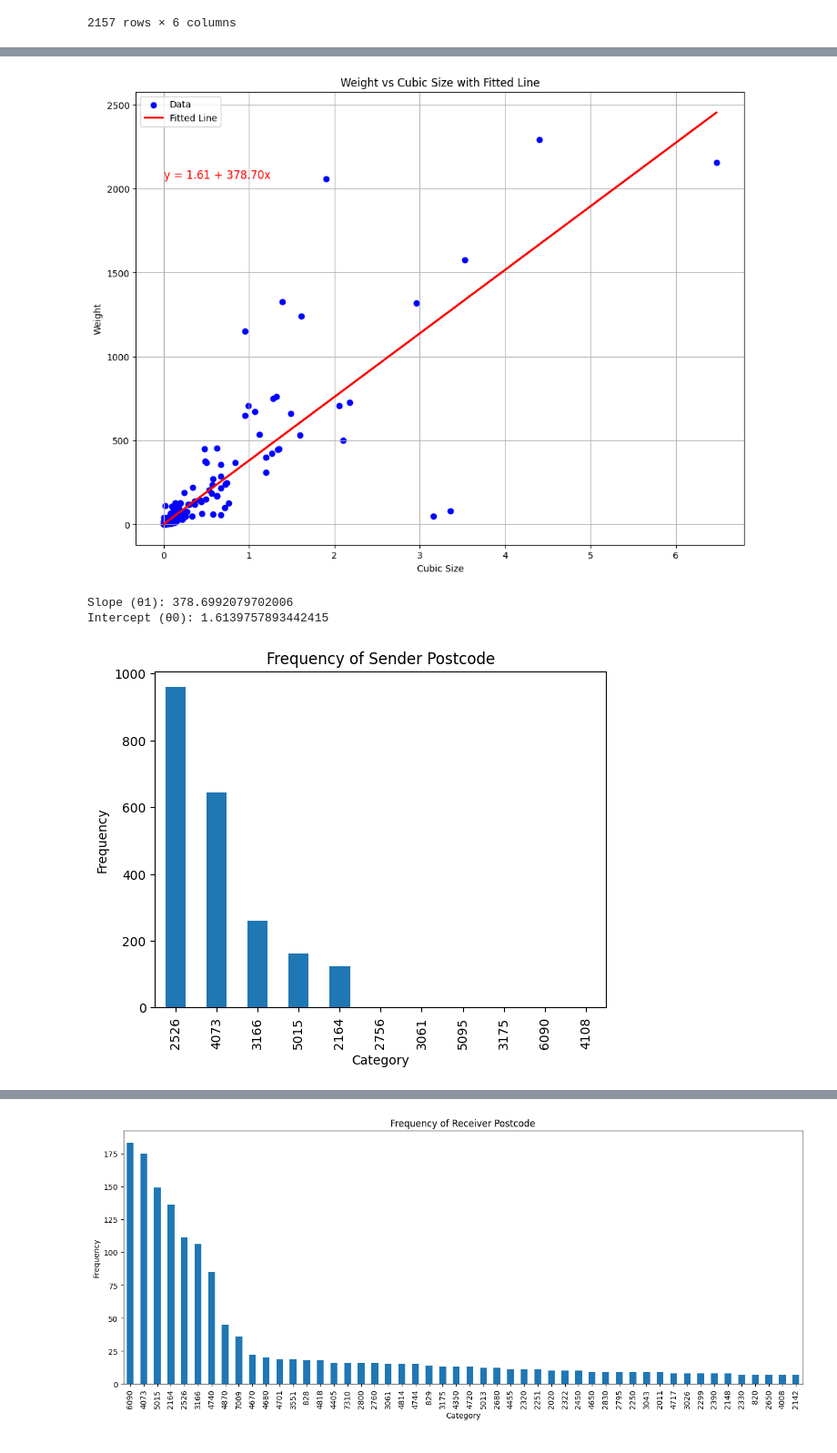
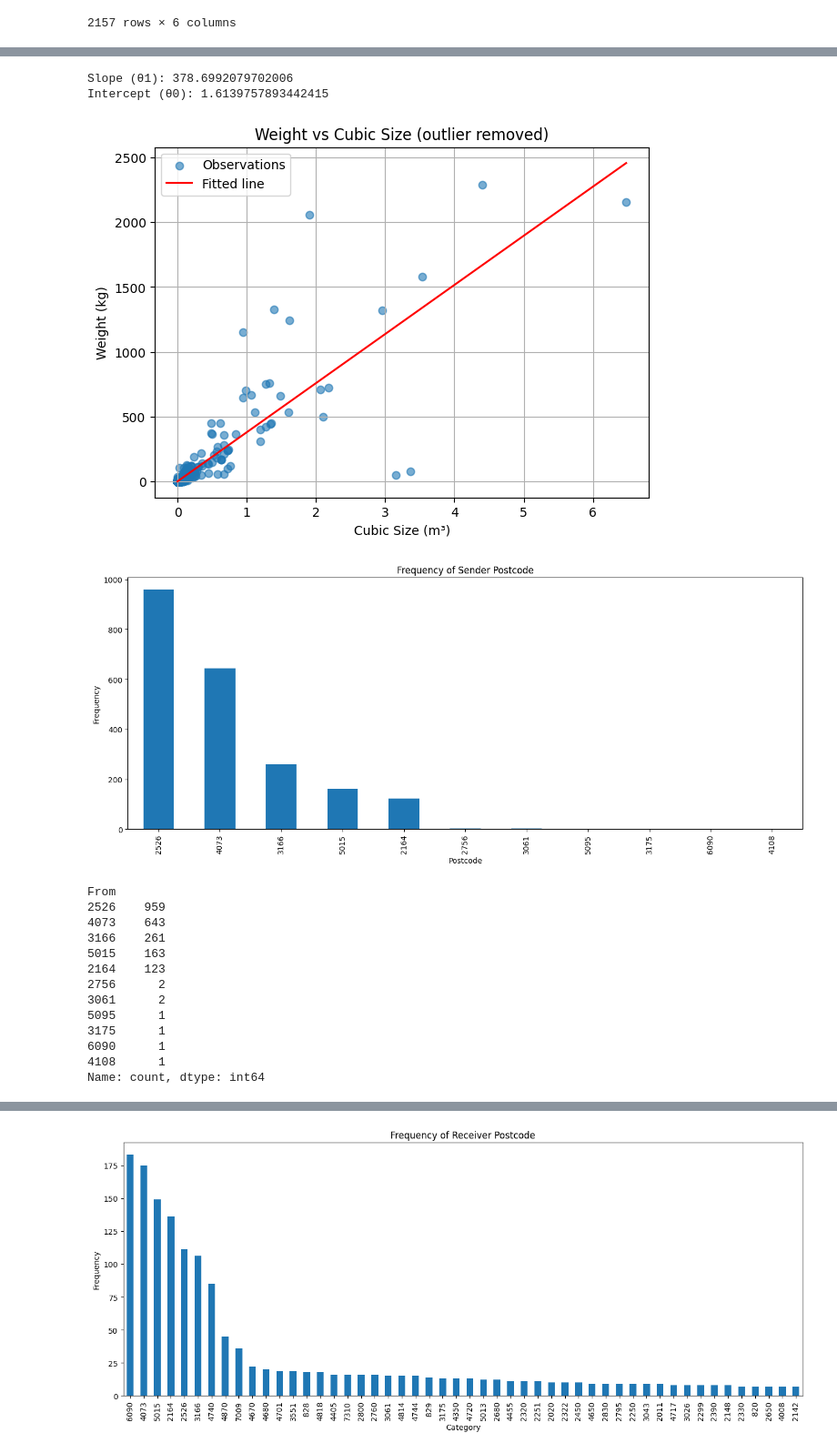
Before and after one commit to sepehrmoghani/kaggleRepo, a Jupyter notebook: business-logistics-analysis.ipynb, the cells around one changed output, grey strips where cells are left out. Shown at 91% size. Saved outputs shown, nothing was run; the diff lists cells and outputs as text; code cells hidden in the pictures.

Commit message:
Kaggle Notebook | Data Analysis for Transport and Logistics | Version 2

```diff
--- a/business-logistics-analysis.ipynb
+++ b/business-logistics-analysis.ipynb
@@ -13,6 +26,11 @@ import seaborn as sns
 # %%
 df = pd.read_excel("/kaggle/input/business-quote-sample/Business Quote.xlsx")
-df = df.rename(columns={'Calculated Distance': 'Connote Number', 'Service Type': 'Carrier', 'Unit Type': 'Service', 'Unit Value': 'Qty'})
+df = df.rename(columns={
+    'Calculated Distance': 'Connote Number',
+    'Service Type': 'Carrier',
+    'Unit Type': 'Service',
+    'Unit Value': 'Qty'
+})
 df.head()
 # %% [output]
 |  | Date | From | To | Carrier | Service | Qty | Cubic Size | Weight | Original Cost | ... |
@@ -66,53 +159,61 @@ Now We visualise Cubic vs Weight in a scatterplot chart with the fitted line.
 # %%
-index_12000= df[df['Weight'] == 11916].index
-df_removed = df.drop(index_12000) # removed the outliner of the data
+# Identify and remove a known extreme outlier (example)
+index_outlier = df[df['Weight'] == 11916].index
+df_removed = df.drop(index_outlier)
 
-attribute1 = 'Cubic Size'
-attribute2 = 'Weight'
+# Prepare X (Cubic Size) and y (Weight)
+x = df_removed[['Cubic Size']].dropna()
+y = df_removed['Weight'].loc[x.index]
 
-x = df_removed[[attribute1]]  # must be 2D for sklearn
-y = np.abs(df_removed[attribute2])
-
-# Fit linear regression
+# Fit Ordinary Least Squares (sklearn's LinearRegression)
 model = LinearRegression()
 model.fit(x, y)
 
 theta1 = model.coef_[0]      # slope
 theta0 = model.intercept_    # intercept
+print("Slope (θ1):", theta1)
+print("Intercept (θ0):", theta0)
 
-# Predictions for fitted line
-y_pred = model.predict(x)
+# Predicted line
+x_line = np.linspace(x.min(), x.max(), 100).reshape(-1, 1)
+y_fitted = model.predict(x_line)
 
 # Plot scatter and fitted line
-plt.figure(figsize=(12, 9))
-plt.scatter(x, y, color='blue', marker='o', label='Data')
-plt.plot(x, y_pred, color='red', linewidth=2, label='Fitted Line')
-
-# Add regression equation text to the plot
-equation = f"y = {theta0:.2f} + {theta1:.2f}x"
-plt.text(float(x.min()), float(y.max())*0.9, equation, fontsize=12, color='red')
-
-plt.xlabel(attribute1)
-plt.ylabel(attribute2)
-plt.title(f'{attribute2} vs {attribute1} with Fitted Line')
+plt.figure(figsize=(7, 5))
+plt.scatter(x, y, alpha=0.6, label='Observations')
+plt.plot(x_line, y_fitted, color='red', label='Fitted line')
+plt.xlabel('Cubic Size (m³)')
+plt.ylabel('Weight (kg)')
+plt.title('Weight vs Cubic Size (outlier removed)')
 plt.legend()
 plt.grid(True)
 plt.show()
-
-print("Slope (θ1):", theta1)
-print("Intercept (θ0):", theta0)
 # %% [output]
+Slope (θ1): 378.6992079702006
+Intercept (θ0): 1.6139757893442415
-[figure, old version]
+[figure, new version]
-Slope (θ1): 378.6992079702006
-Intercept (θ0): 1.6139757893442415
 # %%
 from_value_counts = df['From'].value_counts()
-
+plt.figure(figsize=(16, 6))
 from_value_counts.plot(kind='bar')
-
 plt.title('Frequency of Sender Postcode')
-plt.xlabel('Category')
+plt.xlabel('Postcode')
 plt.ylabel('Frequency')
 plt.show()
+
+from_value_counts  # display the Series
 # %% [output]
-[figure, old version]
+[figure, new version]
+From
+2526    959
+4073    643
+3166    261
+5015    163
+2164    123
+2756      2
+3061      2
+5095      1
+3175      1
+6090      1
+4108      1
+Name: count, dtype: int64
```
Also changed, not shown: parts of 17 cells of this notebook.
